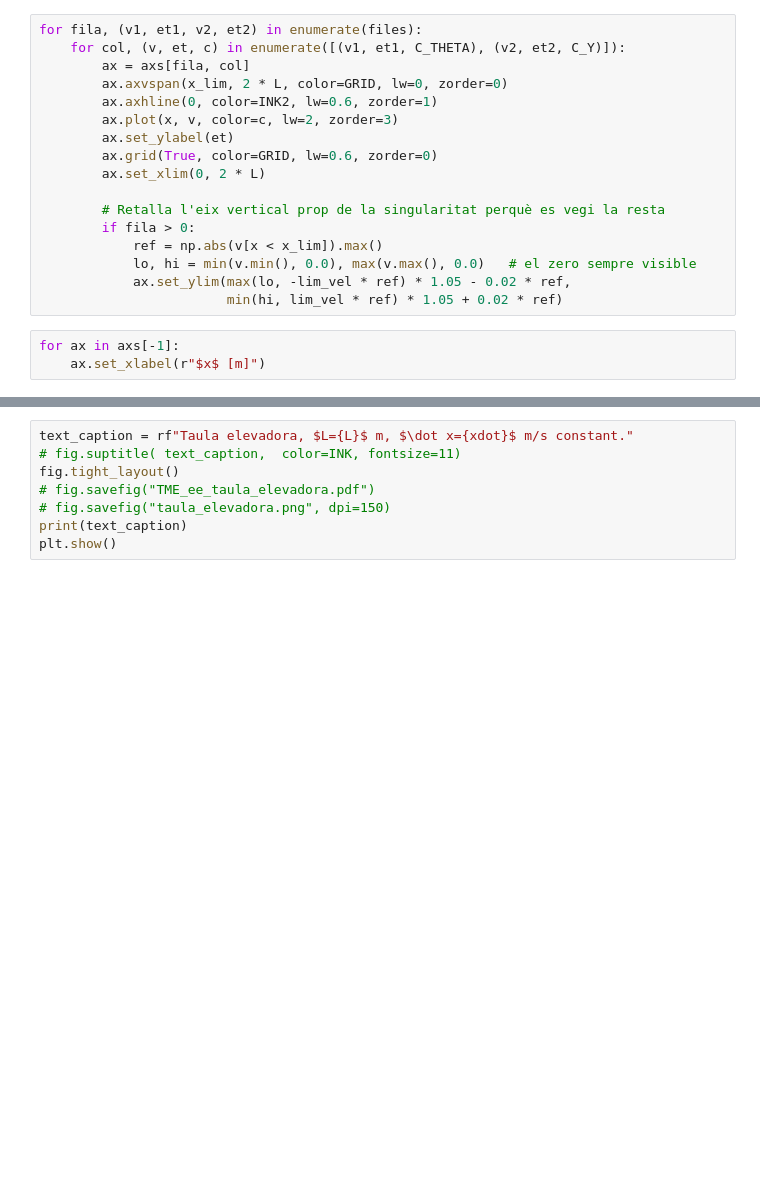
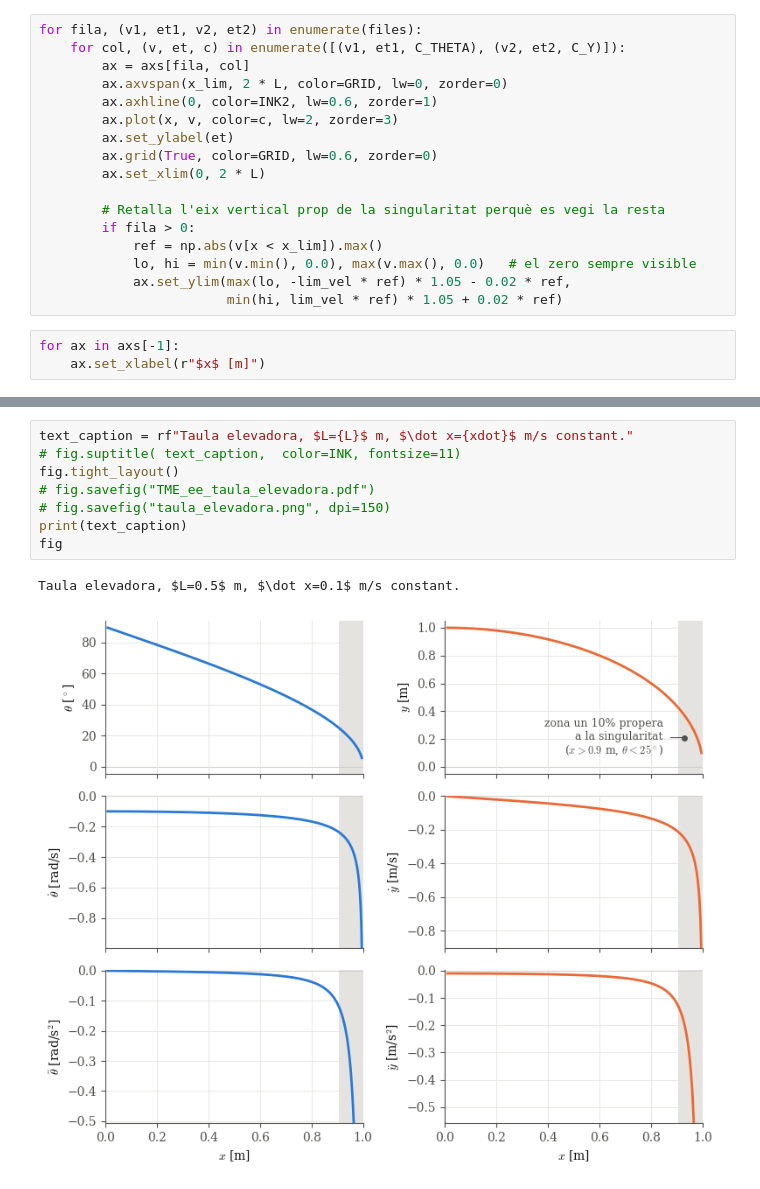
Before and after one commit to mayugo/TME, a Jupyter notebook: TME_ee_taula_elevadora.ipynb, the cells around one changed output, grey strips where cells are left out. Drawn from its saved outputs; the diff is of its cells as text; blank space fills up the shorter version.

```diff
--- a/TME_ee_taula_elevadora.ipynb
+++ b/TME_ee_taula_elevadora.ipynb
@@ -92,8 +98,11 @@ ax.plot(*punt, "o", ms=4, color=INK2, zorder=5)
 # %%
 text_caption = rf"Taula elevadora, $L={L}$ m, $\dot x={xdot}$ m/s constant."
 # fig.suptitle( text_caption,  color=INK, fontsize=11)
 fig.tight_layout()
 # fig.savefig("TME_ee_taula_elevadora.pdf")
 # fig.savefig("taula_elevadora.png", dpi=150)
 print(text_caption)
-plt.show()
+fig
+# %% [output]
+Taula elevadora, $L=0.5$ m, $\dot x=0.1$ m/s constant.
+[figure, added]
```
Also changed, not shown: parts of 3 cells of this notebook.
